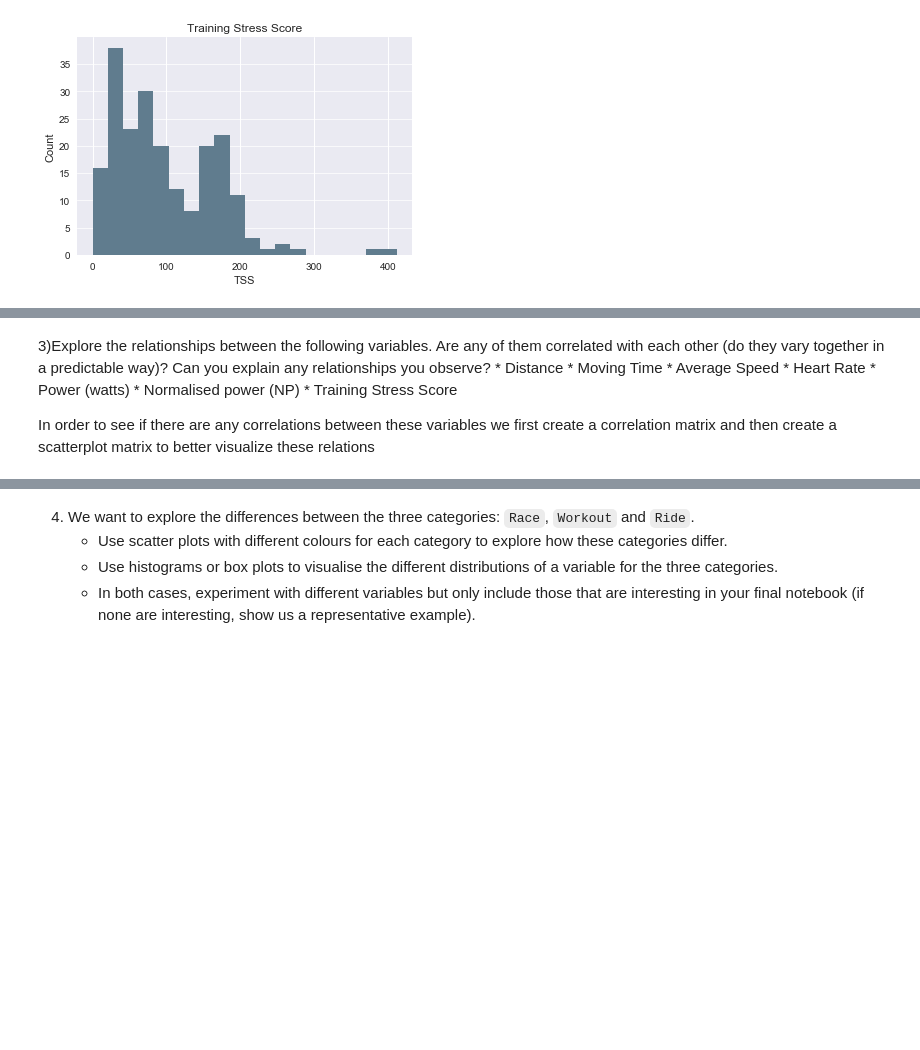
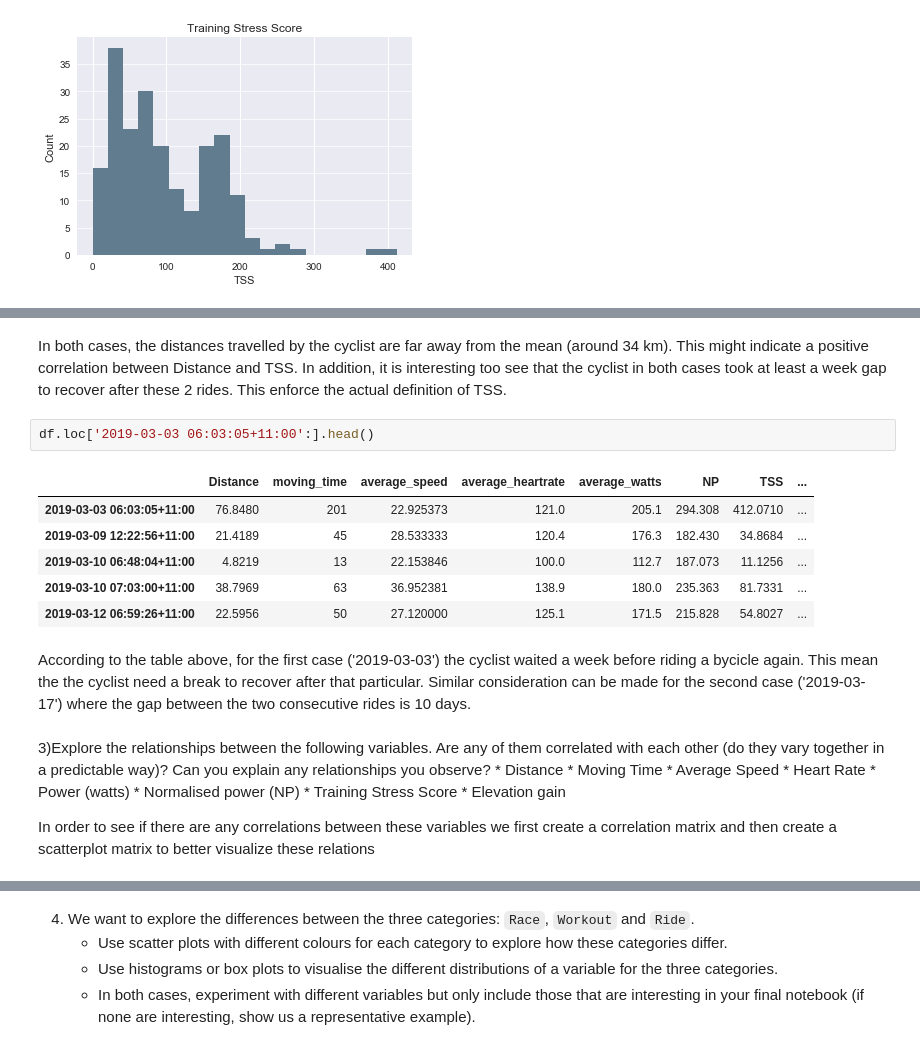
Before and after one commit to fracomp/datascience, a Jupyter notebook: Portfolio 1.ipynb, the cells around one changed output, grey strips where cells are left out. Saved outputs shown, nothing was run; the diff lists cells and outputs as text; blank space fills up the shorter version.

```diff
--- a/Portfolio 1.ipynb
+++ b/Portfolio 1.ipynb
@@ -180,3 +214,17 @@ Values higher than 300 mean that the cyclist needs at least two days after ride
+# %% [markdown]
+In both cases, the distances travelled by the cyclist are far away from the mean (around 34 km). This might indicate a positive correlation between Distance and TSS.
+In addition, it is interesting too see that the cyclist in both cases took at least a week gap to recover after these 2 rides. This enforce the actual definition of TSS.
+# %%
+df.loc['2019-03-03 06:03:05+11:00':].head()
+# %% [output]
+|  | Distance | moving_time | average_speed | average_heartrate | average_watts | NP | TSS | ... |
+| 2019-03-03 06:03:05+11:00 | 76.8480 | 201 | 22.925373 | 121.0 | 205.1 | 294.308 | 412.0710 | ... |
+| 2019-03-09 12:22:56+11:00 | 21.4189 | 45 | 28.533333 | 120.4 | 176.3 | 182.430 | 34.8684 | ... |
+| 2019-03-10 06:48:04+11:00 | 4.8219 | 13 | 22.153846 | 100.0 | 112.7 | 187.073 | 11.1256 | ... |
+| 2019-03-10 07:03:00+11:00 | 38.7969 | 63 | 36.952381 | 138.9 | 180.0 | 235.363 | 81.7331 | ... |
+| 2019-03-12 06:59:26+11:00 | 22.5956 | 50 | 27.120000 | 125.1 | 171.5 | 215.828 | 54.8027 | ... |
+# %% [markdown]
+According to the table above, for the first case ('2019-03-03') the cyclist waited a week before riding a bycicle again. This mean the the cyclist need a break to recover after that particular. Similar consideration can be made for the second case ('2019-03-17') where the gap between the two consecutive rides is 10 days.
 # %% [markdown]
 3)Explore the relationships between the following variables. Are any of them correlated with each other (do they vary together in a predictable way)? Can you explain any relationships you observe?
     * Distance
@@ -186,6 +234,7 @@ Values higher than 300 mean that the cyclist needs at least two days after ride
     * Power (watts)
     * Normalised power (NP)
     * Training Stress Score
+    * Elevation gain
 
 In order to see if there are any correlations between these variables we first create a correlation matrix and then create a scatterplot matrix to better visualize these relations
 # %%
```
Also changed, not shown: parts of 28 cells of this notebook.
